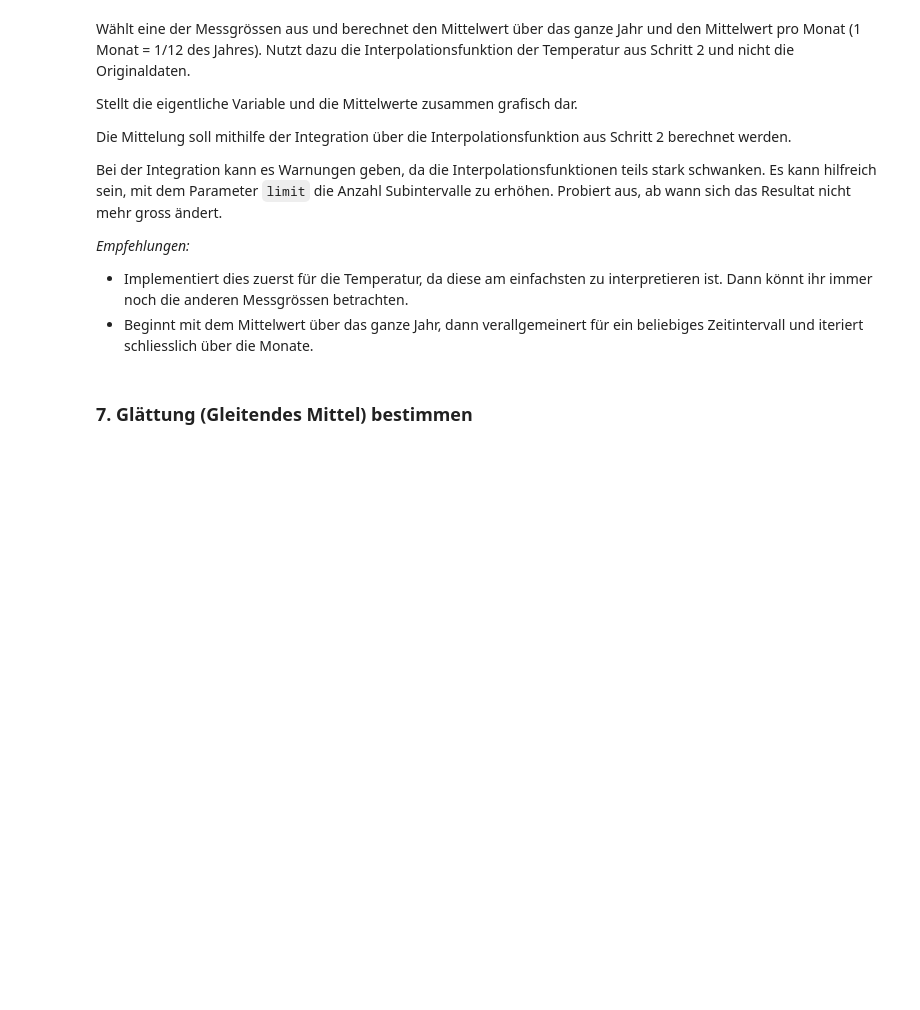
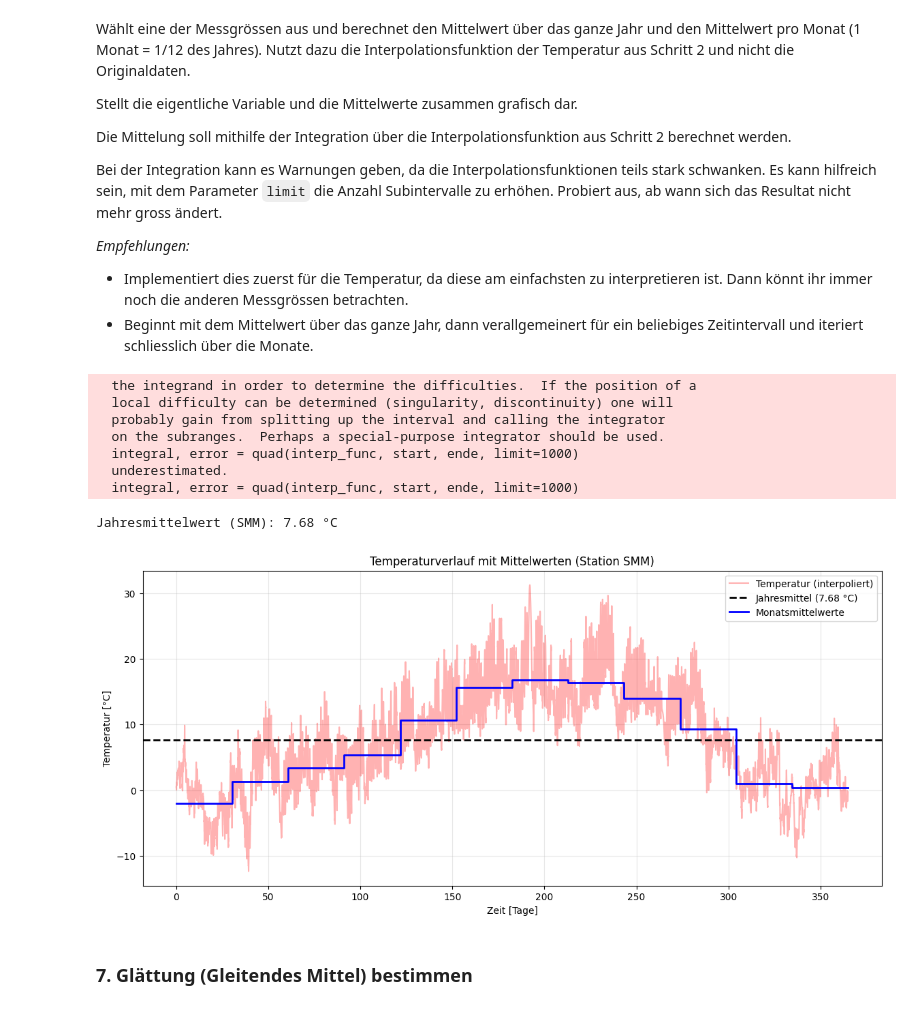
Before and after one commit to Menk1804/NDGS_Projekt_Nico_Menk, a Jupyter notebook: Projekt/Projekt_Vorlage+Aufgaben.ipynb, the cells around one changed output. Drawn from its saved outputs; the diff is of its cells as text; code cells hidden in the pictures; blank space fills up the shorter version.

```diff
--- a/Projekt/Projekt_Vorlage+Aufgaben.ipynb
+++ b/Projekt/Projekt_Vorlage+Aufgaben.ipynb
@@ -150,6 +231,66 @@ Bei der Integration kann es Warnungen geben, da die Interpolationsfunktionen tei
 *Empfehlungen:*
 - Implementiert dies zuerst für die Temperatur, da diese am einfachsten zu interpretieren ist. Dann könnt ihr immer noch die anderen Messgrössen betrachten.
 - Beginnt mit dem Mittelwert über das ganze Jahr, dann verallgemeinert für ein beliebiges Zeitintervall und iteriert schliesslich über die Monate.
+# %%
+from scipy.integrate import quad
+
+# Funktion zur Berechnung des Mittelwerts in einem beliebigen Intervall
+def berechne_mittelwert(interp_func, start, ende):
+    # Wir erhöhen das Limit von 100 auf 1000
+    integral, error = quad(interp_func, start, ende, limit=1000)
+    return integral / (ende - start)
+# 1. Mittelwert über das ganze Jahr
+t_start_jahr = time_array[0]
+t_ende_jahr = time_array[-1]
+mittel_jahr = berechne_mittelwert(f_temp, t_start_jahr, t_ende_jahr)
+
+# 2. Mittelwert pro Monat (1 Monat = 1/12 des Jahres)
+monate = 12
+dt_monat = (t_ende_jahr - t_start_jahr) / monate
+mittel_monate = []
+t_monat_zentren = []
+
+for i in range(monate):
+    m_start = t_start_jahr + i * dt_monat
+    m_ende = m_start + dt_monat
+    m_wert = berechne_mittelwert(f_temp, m_start, m_ende)
+
+    mittel_monate.append(m_wert)
+    t_monat_zentren.append(m_start + dt_monat/2) # Punkt für die Darstellung in der Mitte des Monats
+
+print(f"Jahresmittelwert (SMM): {mittel_jahr:.2f} °C")
+
+
+plt.figure(figsize=(14, 6))
+
+# Gesamter Temperaturverlauf (leicht transparent im Hintergrund)
+plt.plot(t_interp, temp_interp, color='red', alpha=0.3, label='Temperatur (interpoliert)')
+
+# Jahresmittelwert als horizontale Linie
+plt.axhline(mittel_jahr, color='black', linestyle='--', linewidth=2, label=f'Jahresmittel ({mittel_jahr:.2f} °C)')
+
+# Monatsmittelwerte als Treppenstufen oder markante Punkte
+# 'where='post'' sorgt dafür, dass die Linie den ganzen Monat auf dem Level bleibt
+plt.step(np.linspace(t_start_jahr, t_ende_jahr, monate+1),
+         [mittel_monate[0]] + mittel_monate,
+         color='blue', linewidth=2, label='Monatsmittelwerte')
+
+plt.title('Temperaturverlauf mit Mittelwerten (Station SMM)')
+plt.ylabel('Temperatur [°C]')
+plt.xlabel('Zeit [Tage]')
+plt.legend()
+plt.grid(True, alpha=0.3)
+plt.show()
+# %% [output]
+  the integrand in order to determine the difficulties.  If the position of a
+  local difficulty can be determined (singularity, discontinuity) one will
+  probably gain from splitting up the interval and calling the integrator
+  on the subranges.  Perhaps a special-purpose integrator should be used.
+  integral, error = quad(interp_func, start, ende, limit=1000)
+  underestimated.
+  integral, error = quad(interp_func, start, ende, limit=1000)
+Jahresmittelwert (SMM): 7.68 °C
+[figure, added]
 # %% [markdown]
 ### 7. Glättung (Gleitendes Mittel) bestimmen
 # %% [markdown]
```
Also changed, not shown: parts of 4 cells of this notebook.
